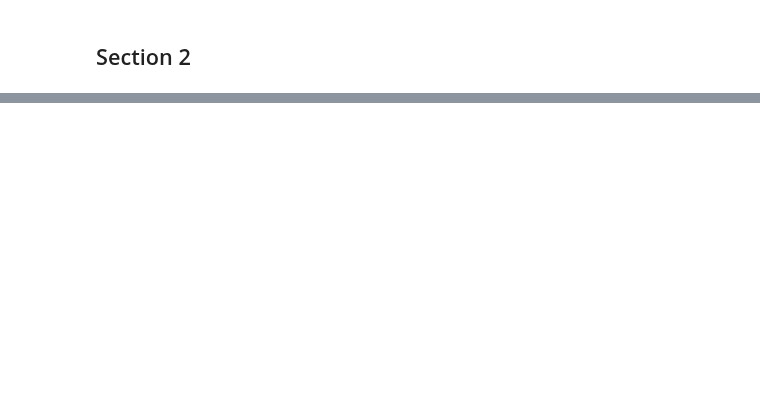
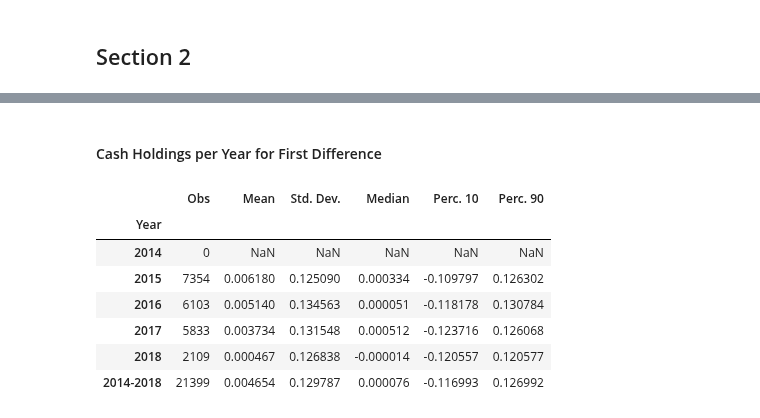
Before and after one commit to daniel-deutsch/FTD, a Jupyter notebook: Financial Econometrics II/project/main.ipynb, the cells around one changed output, grey strips where cells are left out. Cells and saved outputs as stored; diff of their text form; code cells hidden in the pictures; blank space fills up the shorter version.

```diff
--- a/Financial Econometrics II/project/main.ipynb
+++ b/Financial Econometrics II/project/main.ipynb
@@ -87,0 +179,29 @@ within = df.subtract(df.groupby(level=0).mean(), level=0)
+# %% [markdown]
+#### Cash Holdings per Year for First Difference
+# %%
+table = (df.groupby('siren')['cash_mktsec_ratio'].diff()).groupby('year').describe(percentiles=[0.1, 0.9]).drop(columns=['min', 'max'])
+table.loc['2014-2018'] = (df.groupby('siren')['cash_mktsec_ratio'].diff()).describe(percentiles=[0.1, 0.9]).drop(columns=['min', 'max'])
+
+table.rename(
+    columns={
+        'count': 'Obs',
+        'mean': 'Mean',
+        'std': 'Std. Dev.',
+        '10%': 'Perc. 10',
+        '50%': 'Median',
+        '90%': 'Perc. 90',
+        },
+    inplace=True
+)
+table.index.names = ['Year']
+table['Obs'] = table['Obs'].astype('int')
+table[['Obs', 'Mean', 'Std. Dev.', 'Median', 'Perc. 10', 'Perc. 90']]
+# %% [output]
+|  | Obs | Mean | Std. Dev. | Median | Perc. 10 | Perc. 90 |
+| Year |  |  |  |  |  |  |
+| 2014 | 0 | NaN | NaN | NaN | NaN | NaN |
+| 2015 | 7354 | 0.006180 | 0.125090 | 0.000334 | -0.109797 | 0.126302 |
+| 2016 | 6103 | 0.005140 | 0.134563 | 0.000051 | -0.118178 | 0.130784 |
+| 2017 | 5833 | 0.003734 | 0.131548 | 0.000512 | -0.123716 | 0.126068 |
+| 2018 | 2109 | 0.000467 | 0.126838 | -0.000014 | -0.120557 | 0.120577 |
+| 2014-2018 | 21399 | 0.004654 | 0.129787 | 0.000076 | -0.116993 | 0.126992 |
```
Also changed, not shown: parts of 34 cells of this notebook, 1 other file.
